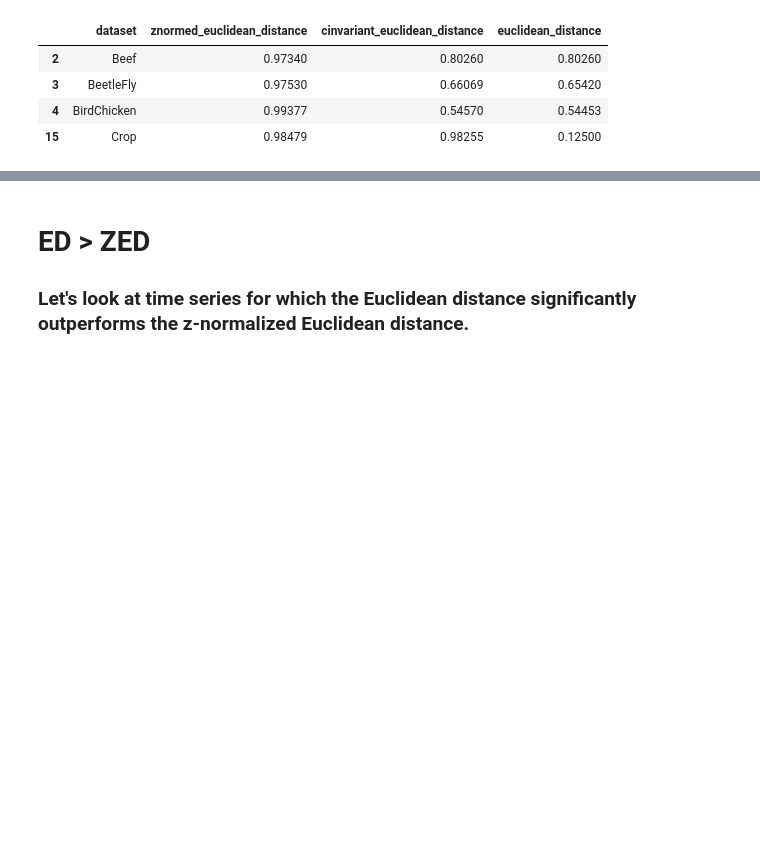
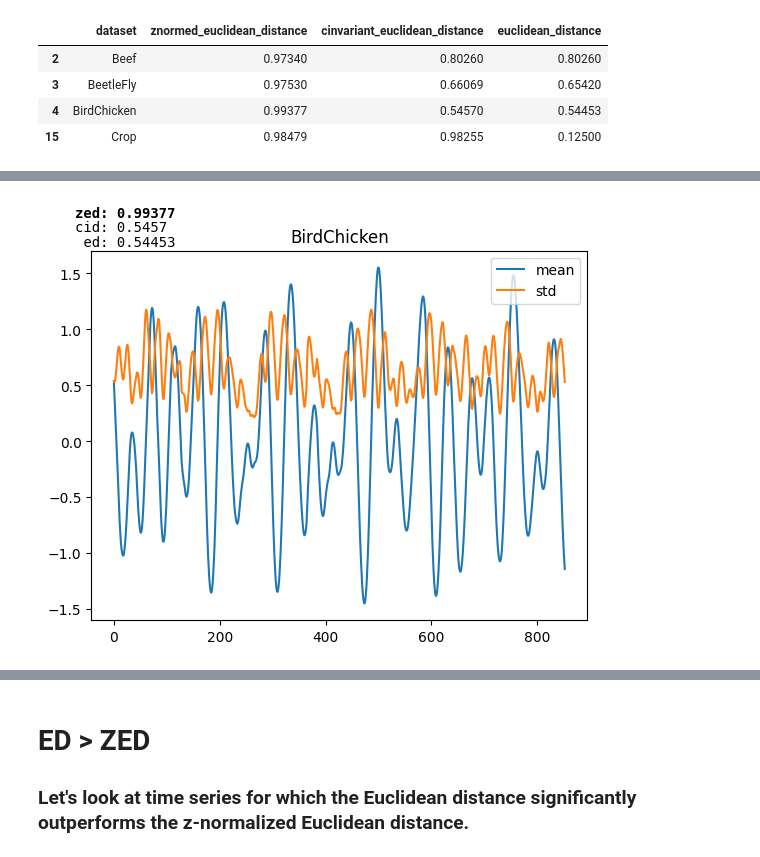
Before and after one commit to JaasperK/oracle, a Jupyter notebook: notebooks/oracle.ipynb, the cells around one changed output, grey strips where cells are left out. Saved outputs shown, nothing was run; the diff lists cells and outputs as text; code cells hidden in the pictures; blank space fills up the shorter version.

```diff
--- a/notebooks/oracle.ipynb
+++ b/notebooks/oracle.ipynb
@@ -256,0 +220,4 @@ plt.plot(crop_sigma[:view_len])  # in orange
+# %%
+plot_mean_std_of_series(4)
+# %% [output]
+[figure, added]
```
Also changed, not shown: parts of 31 cells of this notebook.
